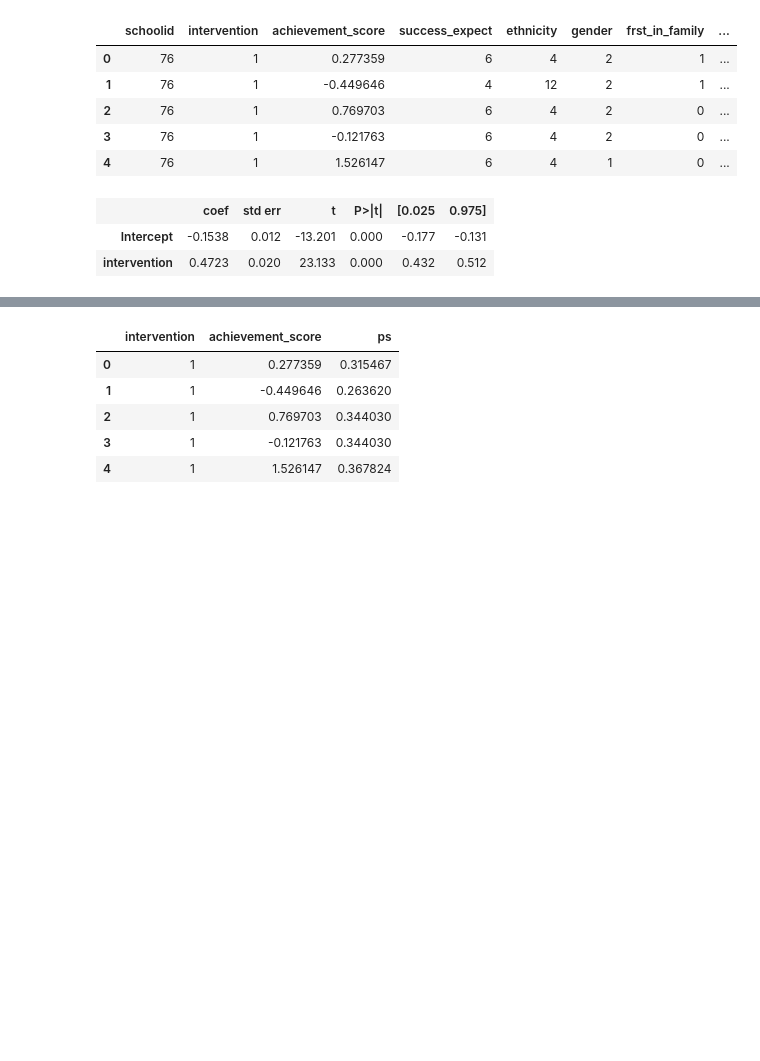
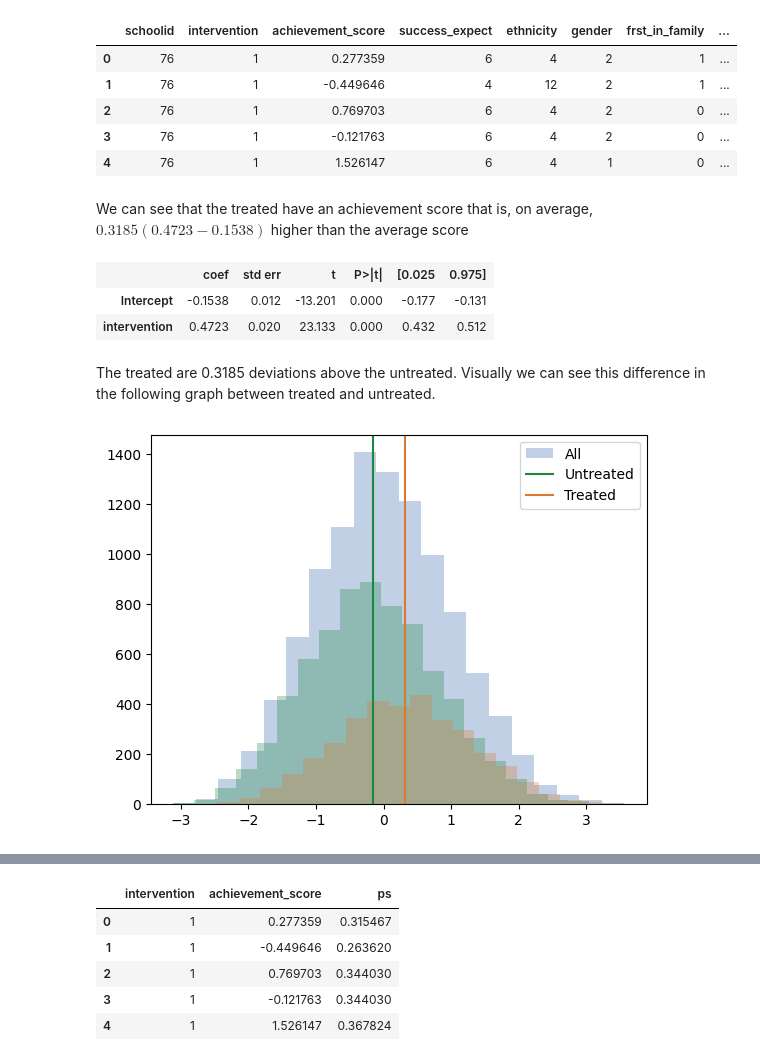
Before and after one commit to alexanderquispe/1REI05, a Jupyter notebook: tutorials/tutorial12/tutorial12.ipynb, the cells around one changed output, grey strips where cells are left out. Drawn from its saved outputs; the diff is of its cells as text; code cells hidden in the pictures; blank space fills up the shorter version.

```diff
--- a/tutorials/tutorial12/tutorial12.ipynb
+++ b/tutorials/tutorial12/tutorial12.ipynb
@@ -49,9 +97,28 @@ data.head()
 | 2 | 76 | 1 | 0.769703 | 6 | 4 | 2 | 0 | ... |
 | 3 | 76 | 1 | -0.121763 | 6 | 4 | 2 | 0 | ... |
 | 4 | 76 | 1 | 1.526147 | 6 | 4 | 1 | 0 | ... |
+# %% [markdown]
+We can see that the treated have an achievement score that is, on average, $0.3185 (0.4723 - 0.1538)$ higher than the average score
 # %%
 smf.ols("achievement_score ~ intervention", data=data).fit().summary().tables[1]
 # %% [output]
 |  | coef | std err | t | P>|t| | [0.025 | 0.975] |
 | Intercept | -0.1538 | 0.012 | -13.201 | 0.000 | -0.177 | -0.131 |
 | intervention | 0.4723 | 0.020 | 23.133 | 0.000 | 0.432 | 0.512 |
+# %% [markdown]
+The treated are 0.3185 deviations above the untreated.
+Visually we can see this difference in the following graph between treated and untreated.
+# %%
+a_ll = "#3464A9"
+t_reat = "#DB7931"
+c_ontrol = "#1B8842"
+a_lpha = .3
+
+plt.hist(data["achievement_score"], bins=20, alpha=0.3, label="All", color = a_ll)
+plt.hist(data[data["intervention"] == 0]["achievement_score"], bins=20, alpha=a_lpha, color=c_ontrol)
+plt.hist(data[data["intervention"] == 1]["achievement_score"], bins=20, alpha=a_lpha, color=t_reat)
+plt.axvline(-0.1538, label="Untreated", color=c_ontrol)
+plt.axvline(-0.1538+0.4723,  label="Treated", color=t_reat)
+plt.legend();
+# %% [output]
+[figure, added]
```
Also changed, not shown: parts of 35 cells of this notebook.
